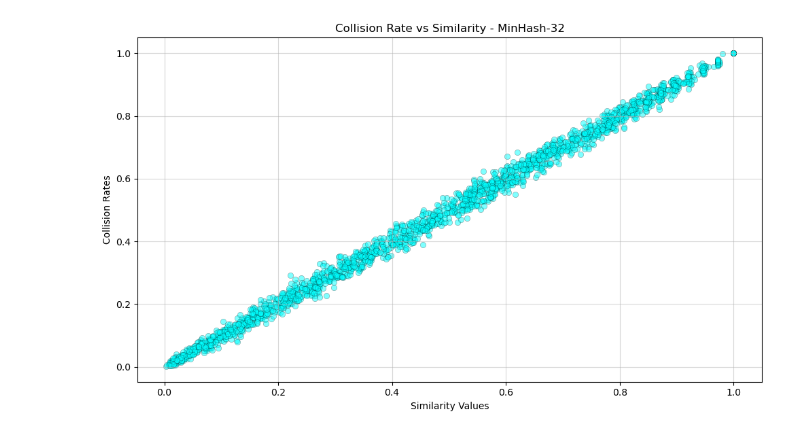
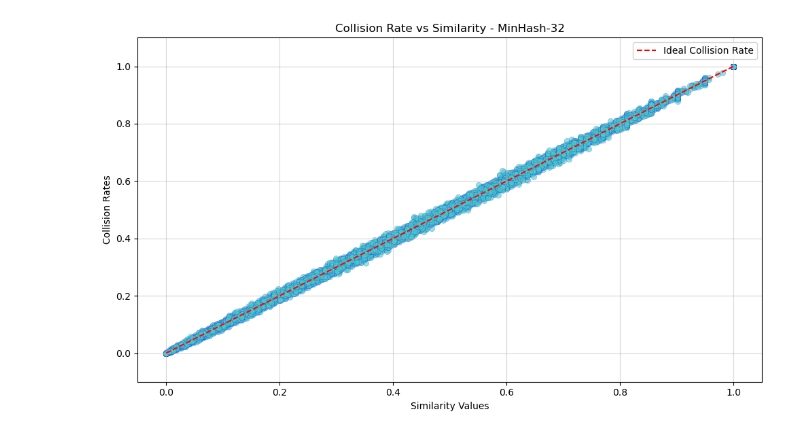
Before and after one commit to bpanda-dev/BioHasher, a Jupyter notebook: analysis/plots.ipynb, the cells around one changed output. Drawn from its saved outputs; the diff is of its cells as text; code cells hidden in the pictures.

```diff
--- a/analysis/plots.ipynb
+++ b/analysis/plots.ipynb
@@ -82,19 +84,20 @@ for idx, row in df.iterrows():
-# %%
-for idx, row in df.iterrows():
-    x_values = row['similarity_values']
-    y_values = row['collision_rates']
-    label_values = row['snp_rate']
-
-	#TODO: Labels to be derived from hashname, token size if token size is not 0, then the sequence length and distance metric
-    plt.figure(figsize=(10, 6))
-    plt.grid(True, alpha=0.5)
-    plt.scatter(x_values, y_values, alpha=0.5, color='cyan', edgecolors='black', linewidth=0.3)
-    plt.xlabel('Similarity Values')
-    plt.ylabel('Collision Rates')
-    plt.title(f"Collision Rate vs Similarity - {row['hashname']}")
-
-
-    plt.tight_layout()
-    plt.show()
-# %% [output]
-[figure, removed]
+# %%
+    # family_colors = ['#FF6B6B', '#4ECDC4', '#FFA07A']
+for idx, row in df.iterrows():
+    x_values = row['similarity_values']
+    y_values = row['collision_rates']
+    label_values = row['snp_rate']
+    plt.figure(figsize=(10, 6))
+    plt.ylim(-0.1, 1.1)
+    plt.grid(True, alpha=0.5)
+    plt.scatter(x_values, y_values, alpha=0.6,c='#4ECDC4', edgecolors='blue', linewidth=0.2)
+    plt.xlabel('Similarity Values')
+    plt.ylabel('Collision Rates')
+    plt.title(f"Collision Rate vs Similarity - {row['hashname']}")
+    plt.plot([0.0, 1], [0.0, 1], 'r--', label='Ideal Collision Rate')
+    plt.legend()
+
+    plt.tight_layout()
+    plt.show()
+# %% [output]
+[figure, added]
```
Also changed, not shown: parts of 3 cells of this notebook, 11 other files.
